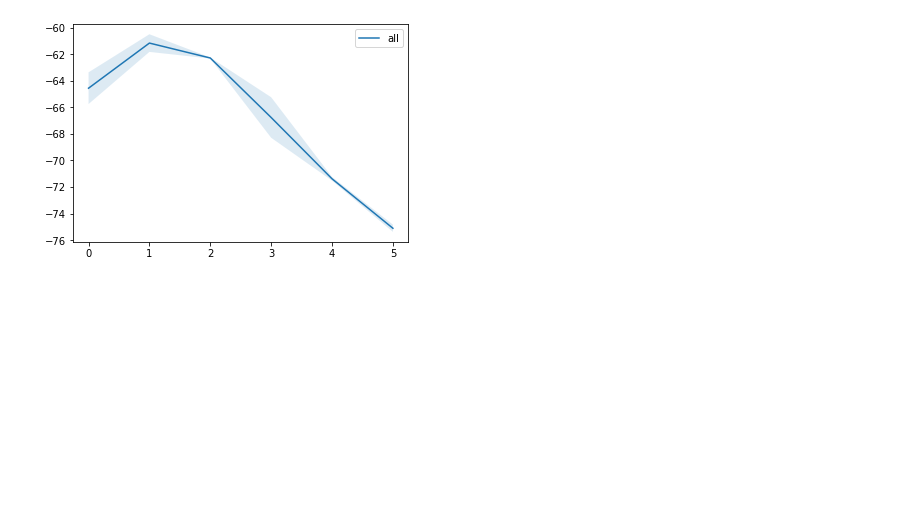
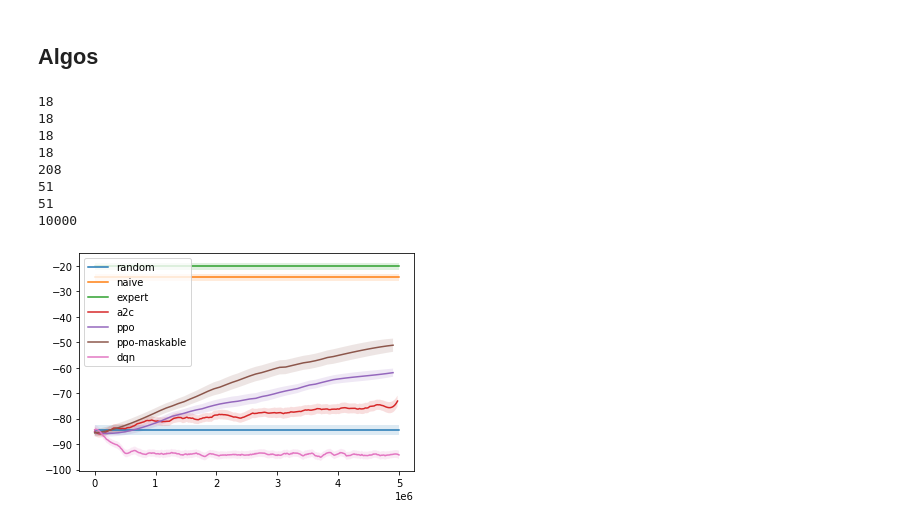
Before and after one commit to aidan-curtis/firehose, a Jupyter notebook: PlottingResults.ipynb, the cells around one changed output. Cells and saved outputs as stored; diff of their text form; code cells hidden in the pictures; blank space fills up the shorter version.

Commit message:
plotting stuff

```diff
--- a/PlottingResults.ipynb
+++ b/PlottingResults.ipynb
@@ -34,10 +35,12 @@ def load_data(data_fn):
 def get_stats(trajectories):
     traj_array = np.array(trajectories)
     traj_mean = np.mean(traj_array, axis=0)
+    print(traj_array.shape[0])
+
     traj_sde = np.std(traj_array, axis=0)/math.sqrt(traj_array.shape[0])
     return traj_mean, traj_sde
 
-def load_query(tf_logdir="/Users/aidancurtis/firehose/tmpdir", query_dicts = {}):
+def load_query(tf_logdir="/Users/aidancurtis/firehose/firehosetmp", query_dicts = {}):
     subfolders = [ f.path for f in os.scandir(tf_logdir) if f.is_dir() ]
     arg_dicts = {subfolder: parse_folder(subfolder) for subfolder in subfolders}
     datas = {}
@@ -51,15 +54,42 @@ def load_query(tf_logdir="/Users/aidancurtis/firehose/tmpdir", query_dicts = {})
         datas[query_label] = get_stats([d[:min_d] for d in data])
     return datas
 
-def plot_results(results):
-    for (mean, sde) in results.values():
-        plt.plot(mean)
-        plt.fill_between(list(range(len(mean))), mean-sde, mean+sde, alpha=0.15)
-    plt.legend(results.keys())
+def plot_results(results, num_steps=5000000, smooth_values=[], extra_keys=["random", "naive", "expert"]):
+
+    for ri, (mean, sde) in enumerate(results.values()):
+        print(len(mean))
+        smooth_mean = savgol_filter(mean, smooth_values[ri], 3)
+        smooth_std = savgol_filter(sde, smooth_values[ri], 3)
+        scale = num_steps//len(mean)
+        plt.plot([x*scale for x in list(range(len(mean)))], smooth_mean)
+        plt.fill_between([x*scale for x in list(range(len(mean)))], smooth_mean-smooth_std, smooth_mean+smooth_std, alpha=0.15)
+    plt.legend(extra_keys+list(results.keys()))
+# %% [markdown]
+## Algos
 # %%
+num_steps=5000000
+baseline_runs = 1000
+random = (-84.43882500000001, 59.842688532053565/math.sqrt(baseline_runs))
+naive = (-24.467324999999995, 42.08832210921903/math.sqrt(baseline_runs))
+expert = (-20.15715, 40.12880471217028/math.sqrt(baseline_runs))
+
 # Accumulate seeds and get mean/std
-query_dicts = {"all": {}}
+query_dicts = {"a2c": {"algo":"a2c"}, "ppo": {"algo":"ppo"}, "ppo-maskable": {"algo":"ppo-maskable"}, "dqn": {"algo":"dqn"}}
+# query_dicts = {"a2c": {"algo":"a2c"}}
+smooth_values = [21, 21, 21, 501]
 results = load_query(query_dicts=query_dicts)
-plot_results(results)
+for baseline in [random, naive, expert]:
+    plt.plot([0, num_steps], [baseline[0], baseline[0]])
+    plt.fill_between([0, num_steps], [baseline[0]-baseline[1], baseline[0]-baseline[1]], [baseline[0]+baseline[1], baseline[0]+baseline[1]], alpha=0.15)
+
+plot_results(results, smooth_values=smooth_values,num_steps=num_steps)
 # %% [output]
+18
+18
+18
+18
+208
+51
+51
+10000
-[figure, old version]
+[figure, new version]
```
Also changed, not shown: parts of 4 cells of this notebook, 2 other files.
